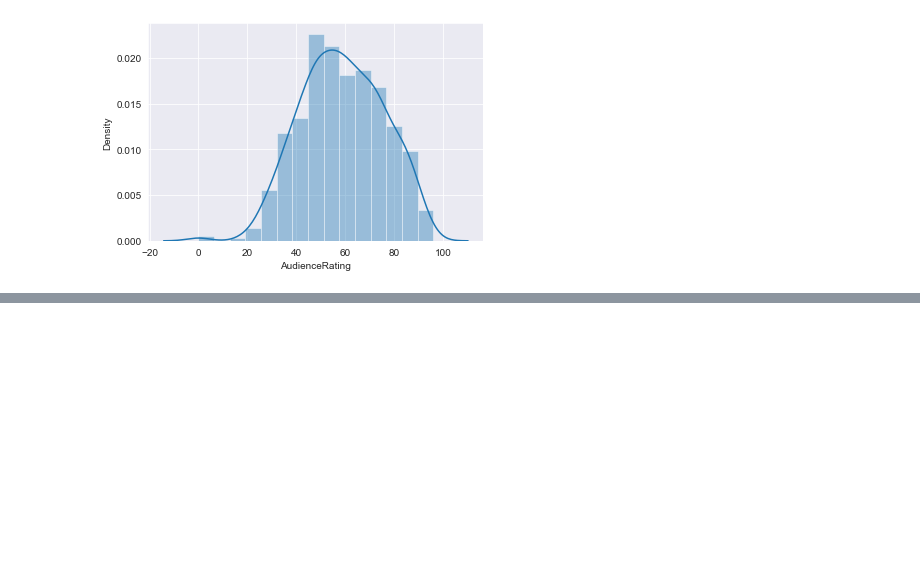
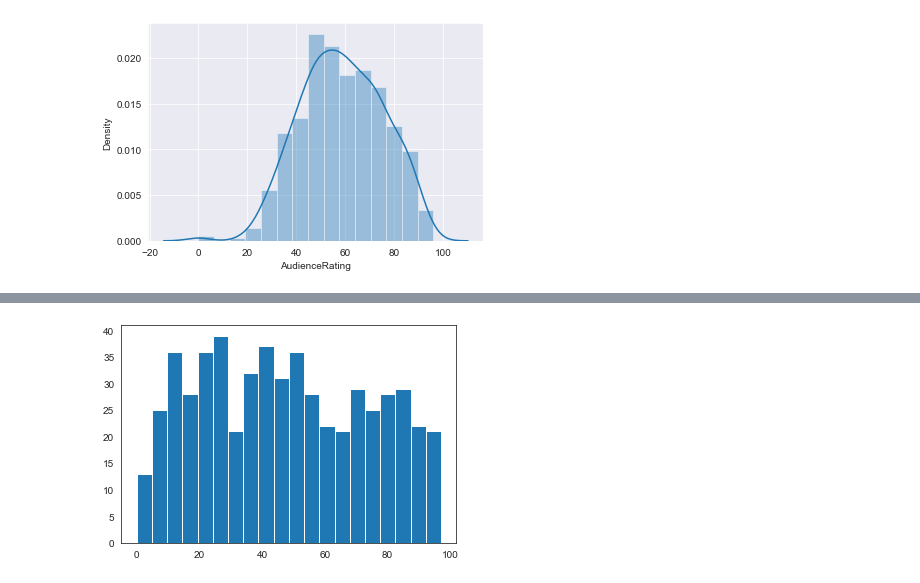
Before and after one commit to 07vikash/Movie-Rating-analysis, a Jupyter notebook: Movie-rating-analysis.ipynb, the cells around one changed output, grey strips where cells are left out. Saved outputs shown, nothing was run; the diff lists cells and outputs as text; code cells hidden in the pictures; blank space fills up the shorter version.

```diff
--- a/Movie-rating-analysis.ipynb
+++ b/Movie-rating-analysis.ipynb
@@ -274,0 +282,4 @@ hist3 = plt.hist(movieData.AudienceRating)
+# %%
+hist5 =plt.hist(movieData.CritingRating, bins =20)
+# %% [output]
+[figure, added]
```
Also changed, not shown: parts of 3 cells of this notebook.
